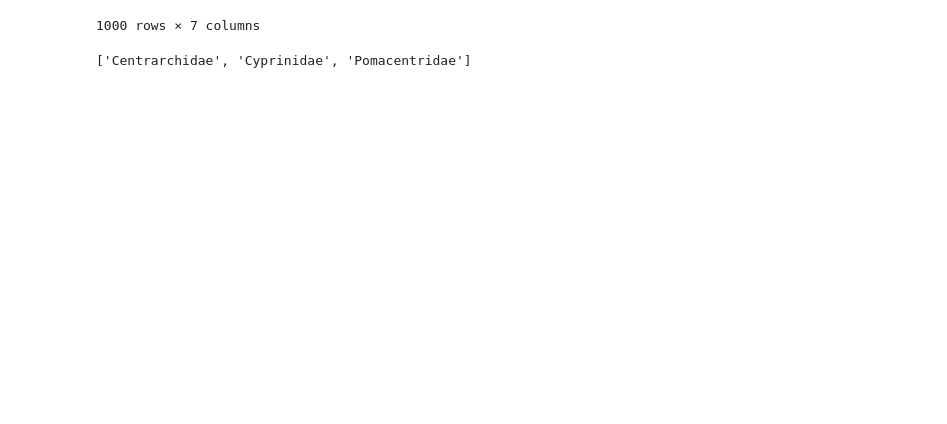
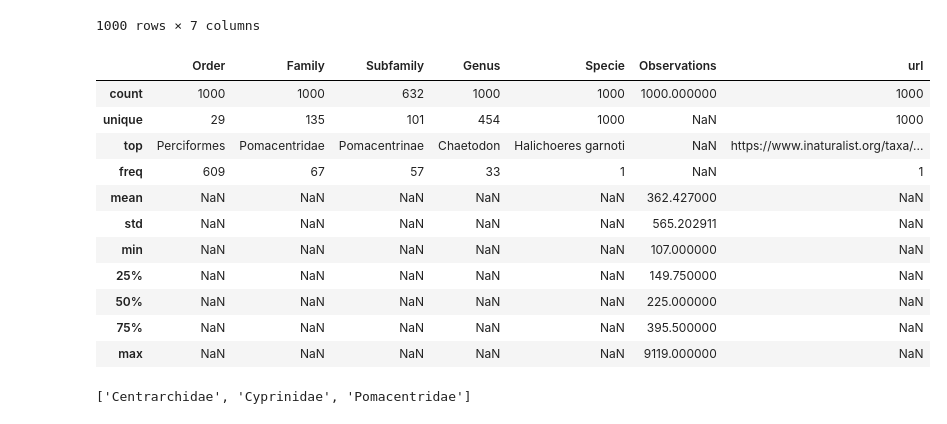
Before and after one commit to jossalgon/Fishly-Hierarchical-image-classification, a Jupyter notebook: analysis-inaturalist.ipynb, the cells around one changed output. Drawn from its saved outputs; the diff is of its cells as text; code cells hidden in the pictures; blank space fills up the shorter version.

Commit message:
Add describe dataframes to the analysis.

```diff
--- a/analysis-inaturalist.ipynb
+++ b/analysis-inaturalist.ipynb
@@ -142,6 +143,21 @@ df_1000
 | 10388 | Gobiesociformes | Gobiesocidae | Gobiesocinae | Trachelochismus | Trachelochismus pinnulatus | 107 | https://www.inaturalist.org/taxa/... |
 | 15611 | Perciformes | Cichlidae | Pseudocrenilabrinae | Sarotherodon | Sarotherodon melanotheron | 107 | https://www.inaturalist.org/taxa/... |
 1000 rows × 7 columns
+# %%
+df_1000.describe(include='all')
+# %% [output]
+|  | Order | Family | Subfamily | Genus | Specie | Observations | url |
+| count | 1000 | 1000 | 632 | 1000 | 1000 | 1000.000000 | 1000 |
+| unique | 29 | 135 | 101 | 454 | 1000 | NaN | 1000 |
+| top | Perciformes | Pomacentridae | Pomacentrinae | Chaetodon | Halichoeres garnoti | NaN | https://www.inaturalist.org/taxa/... |
+| freq | 609 | 67 | 57 | 33 | 1 | NaN | 1 |
+| mean | NaN | NaN | NaN | NaN | NaN | 362.427000 | NaN |
+| std | NaN | NaN | NaN | NaN | NaN | 565.202911 | NaN |
+| min | NaN | NaN | NaN | NaN | NaN | 107.000000 | NaN |
+| 25% | NaN | NaN | NaN | NaN | NaN | 149.750000 | NaN |
+| 50% | NaN | NaN | NaN | NaN | NaN | 225.000000 | NaN |
+| 75% | NaN | NaN | NaN | NaN | NaN | 395.500000 | NaN |
+| max | NaN | NaN | NaN | NaN | NaN | 9119.000000 | NaN |
 # %%
 limit = 3
 selected_families = list(families[:limit].index)
```
Also changed, not shown: parts of 4 cells of this notebook.
